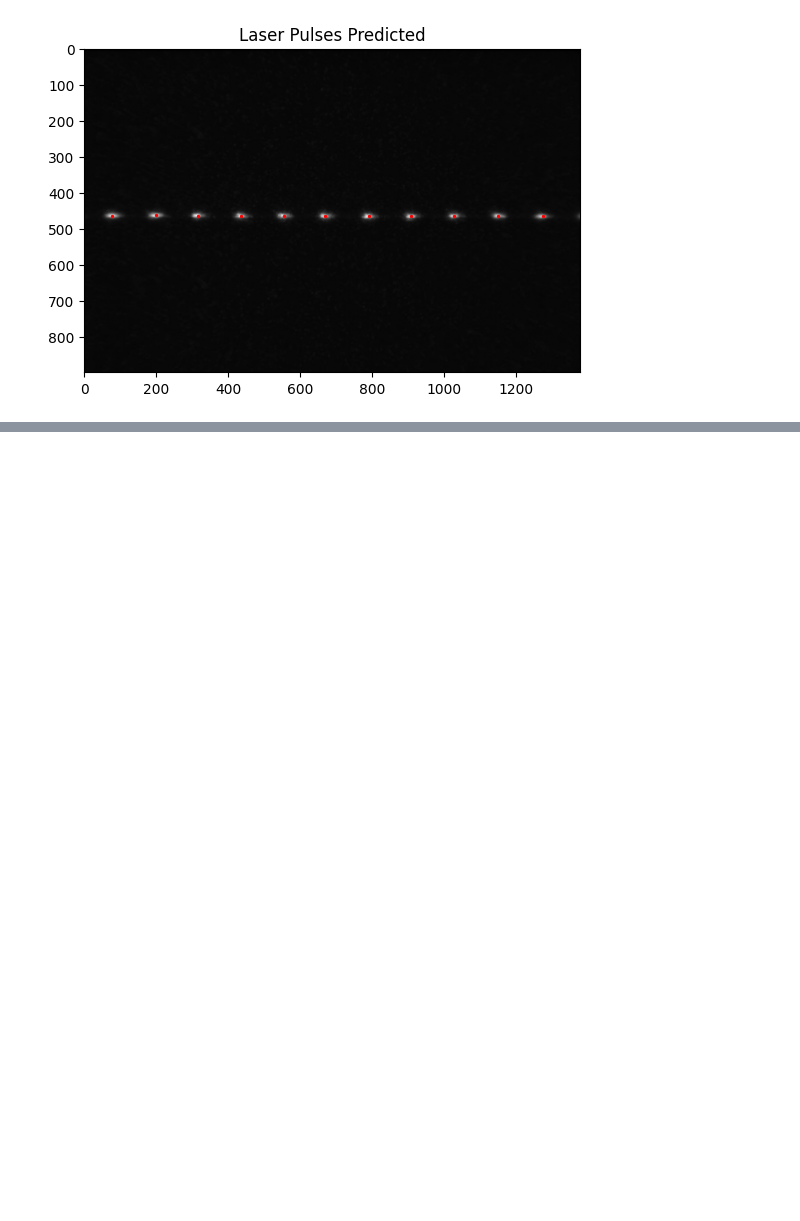
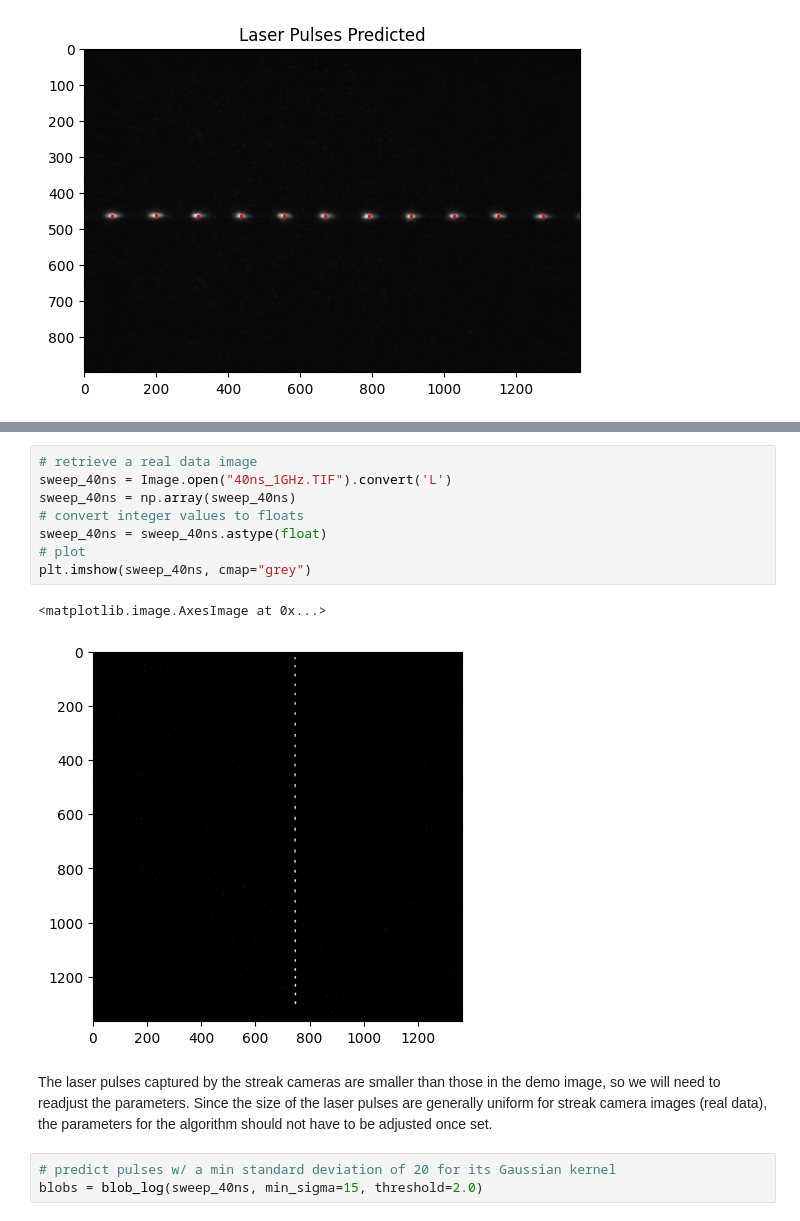
Before and after one commit to san-ford/Laser_Pulse_Identification, a Jupyter notebook: Demo.ipynb, the cells around one changed output, grey strips where cells are left out. Cells and saved outputs as stored; diff of their text form; blank space fills up the shorter version.

Commit message:
Added real data evaluation

```diff
--- a/Demo.ipynb
+++ b/Demo.ipynb
@@ -283,0 +304,16 @@ plt.show()
+# %%
+# retrieve a real data image
+sweep_40ns = Image.open("40ns_1GHz.TIF").convert('L')
+sweep_40ns = np.array(sweep_40ns)
+# convert integer values to floats
+sweep_40ns = sweep_40ns.astype(float)
+# plot
+plt.imshow(sweep_40ns, cmap="grey")
+# %% [output]
+<matplotlib.image.AxesImage at 0x...>
+[figure, added]
+# %% [markdown]
+The laser pulses captured by the streak cameras are smaller than those in the demo image, so we will need to readjust the parameters. Since the size of the laser pulses are generally uniform for streak camera images (real data), the parameters for the algorithm should not have to be adjusted once set.
+# %%
+# predict pulses w/ a min standard deviation of 20 for its Gaussian kernel
+blobs = blob_log(sweep_40ns, min_sigma=15, threshold=2.0)
```
Also changed, not shown: parts of 6 cells of this notebook, 2 other files.
